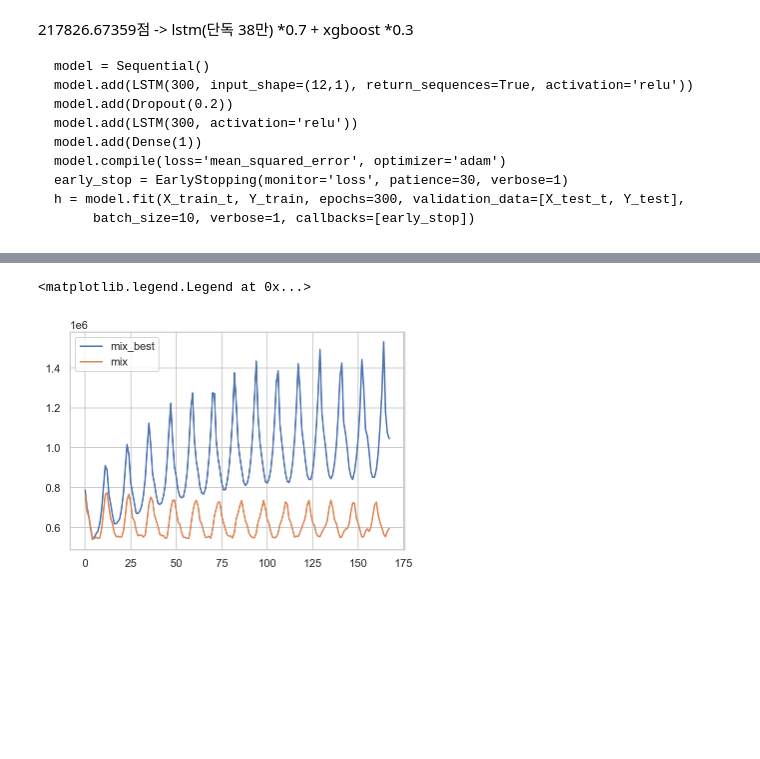
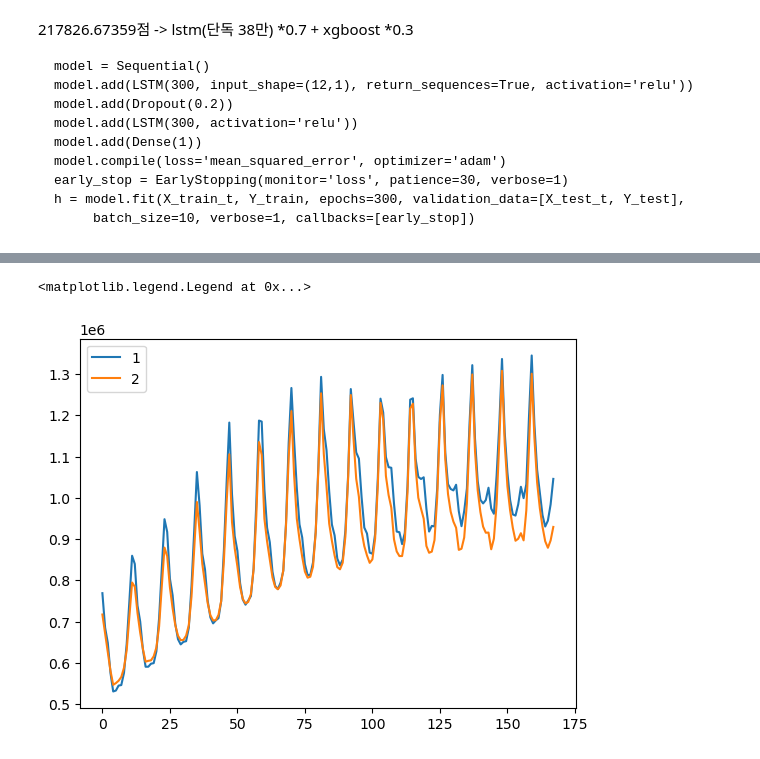
Before and after one commit to hyunju24/kogas, a Jupyter notebook: mixmix.ipynb, the cells around one changed output, grey strips where cells are left out. Cells and saved outputs as stored; diff of their text form; code cells hidden in the pictures; blank space fills up the shorter version.

```diff
--- a/mixmix.ipynb
+++ b/mixmix.ipynb
@@ -6,5 +6,9 @@ import matplotlib.pyplot as plt
 # %%
 lstm = pd.read_csv('lstm.csv')
 xgboost = pd.read_csv('xgboost.csv')
-lstm, xgboost
+prophet = pd.read_csv('prophet_yhat.csv')
+pycaret = pd.read_csv('pycaret.csv')
+neural = pd.read_csv('Neuralprophet_yhat.csv')
+best = pd.read_csv('best.csv') # 본선 최종1등한거
+lstm, xgboost, prophet, pycaret, neural, best
 # %% [output]
@@ -28,3 +32,5 @@ lstm, xgboost
+# %%
+result = pd.read_csv('result.csv')
 # %%
 final = pd.DataFrame()
 final['YEAR'] = lstm['YEAR']
@@ -120,10 +197,13 @@ plt.legend(['mix_best','mix'])
 # %%
-mix_best['IND'].plot()
+best['IND'].plot()
+result['IND'].plot()
+# test['IND'].plot()
 # lstm['IND'].plot()
 # xgboost['IND'].plot()
-final['IND'].plot()
-# plt.legend(['mix_best','lstm','xgboost','mix'])
-plt.legend(['mix_best','mix'])
+# final['IND'].plot()
+# prophet['IND'].plot()
+# pycaret['IND'].plot()
+plt.legend(['1','2','3'])
 # %% [output]
 <matplotlib.legend.Legend at 0x...>
-[figure, old version]
+[figure, new version]
```
Also changed, not shown: parts of 21 cells of this notebook, 39 other files.
